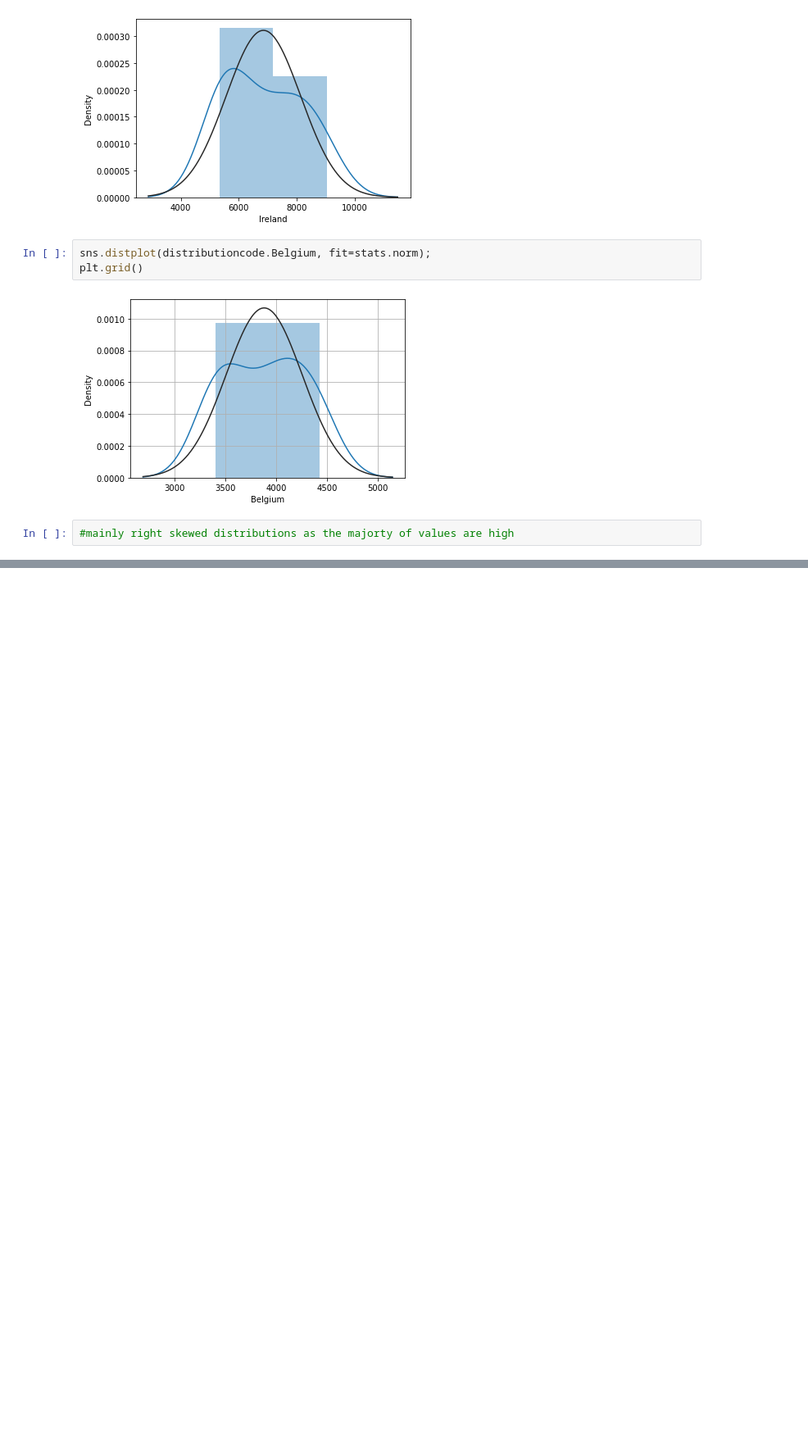
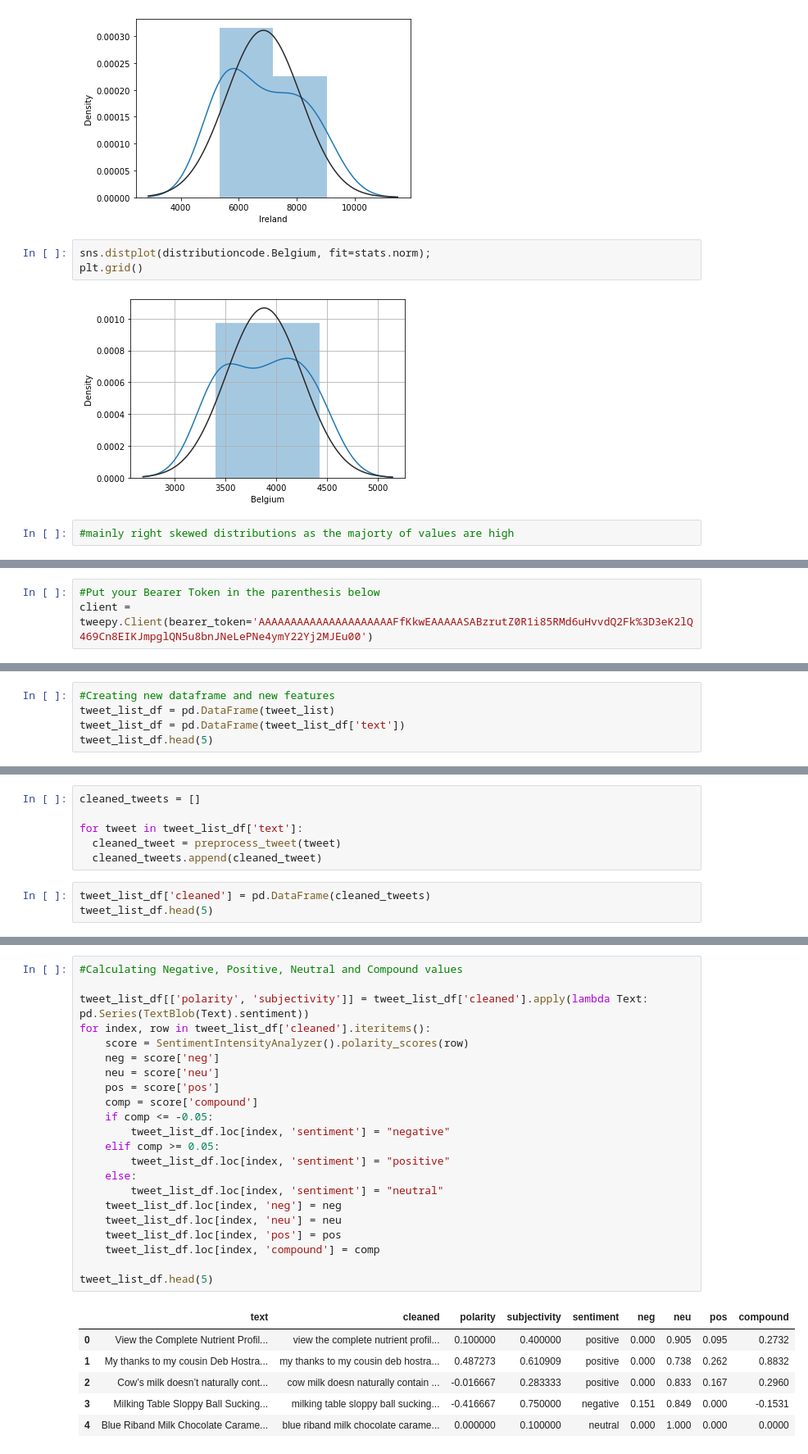
Before and after one commit to sba22421/githubca, a Jupyter notebook: CA2.ipynb, the cells around one changed output, grey strips where cells are left out. Shown at 82% size. Saved outputs shown, nothing was run; the diff lists cells and outputs as text; blank space fills up the shorter version.

```diff
--- a/CA2.ipynb
+++ b/CA2.ipynb
@@ -1524,0 +1542,3 @@ plt.grid()
+# %%
+#Put your Bearer Token in the parenthesis below
+client = tweepy.Client(bearer_token='AAAAAAAAAAAAAAAAAAAAAFfKkwEAAAAASABzrutZ0R1i85RMd6uHvvdQ2Fk%3D3eK2lQ469Cn8EIKJmpglQN5u8bnJNeLePNe4ymY22Yj2MJEu00')
@@ -1524,0 +1582,5 @@ plt.grid()
+# %%
+#Creating new dataframe and new features
+tweet_list_df = pd.DataFrame(tweet_list)
+tweet_list_df = pd.DataFrame(tweet_list_df['text'])
+tweet_list_df.head(5)
@@ -1524,0 +1614,9 @@ plt.grid()
+# %%
+cleaned_tweets = []
+
+for tweet in tweet_list_df['text']:
+  cleaned_tweet = preprocess_tweet(tweet)
+  cleaned_tweets.append(cleaned_tweet)
+# %%
+tweet_list_df['cleaned'] = pd.DataFrame(cleaned_tweets)
+tweet_list_df.head(5)
@@ -1524,0 +1630,29 @@ plt.grid()
+# %%
+#Calculating Negative, Positive, Neutral and Compound values
+
+tweet_list_df[['polarity', 'subjectivity']] = tweet_list_df['cleaned'].apply(lambda Text: pd.Series(TextBlob(Text).sentiment))
+for index, row in tweet_list_df['cleaned'].iteritems():
+    score = SentimentIntensityAnalyzer().polarity_scores(row)
+    neg = score['neg']
+    neu = score['neu']
+    pos = score['pos']
+    comp = score['compound']
+    if comp <= -0.05:
+        tweet_list_df.loc[index, 'sentiment'] = "negative"
+    elif comp >= 0.05:
+        tweet_list_df.loc[index, 'sentiment'] = "positive"
+    else:
+        tweet_list_df.loc[index, 'sentiment'] = "neutral"
+    tweet_list_df.loc[index, 'neg'] = neg
+    tweet_list_df.loc[index, 'neu'] = neu
+    tweet_list_df.loc[index, 'pos'] = pos
+    tweet_list_df.loc[index, 'compound'] = comp
+
+tweet_list_df.head(5)
+# %% [output]
+|  | text | cleaned | polarity | subjectivity | sentiment | neg | neu | pos | compound |
+| 0 | View the Complete Nutrient Profil... | view the complete nutrient profil... | 0.100000 | 0.400000 | positive | 0.000 | 0.905 | 0.095 | 0.2732 |
+| 1 | My thanks to my cousin Deb Hostra... | my thanks to my cousin deb hostra... | 0.487273 | 0.610909 | positive | 0.000 | 0.738 | 0.262 | 0.8832 |
+| 2 | Cow’s milk doesn’t naturally cont... | cow milk doesn naturally contain ... | -0.016667 | 0.283333 | positive | 0.000 | 0.833 | 0.167 | 0.2960 |
+| 3 | Milking Table Sloppy Ball Sucking... | milking table sloppy ball sucking... | -0.416667 | 0.750000 | negative | 0.151 | 0.849 | 0.000 | -0.1531 |
+| 4 | Blue Riband Milk Chocolate Carame... | blue riband milk chocolate carame... | 0.000000 | 0.100000 | neutral | 0.000 | 1.000 | 0.000 | 0.0000 |
```
Also changed, not shown: parts of 9 cells of this notebook.
